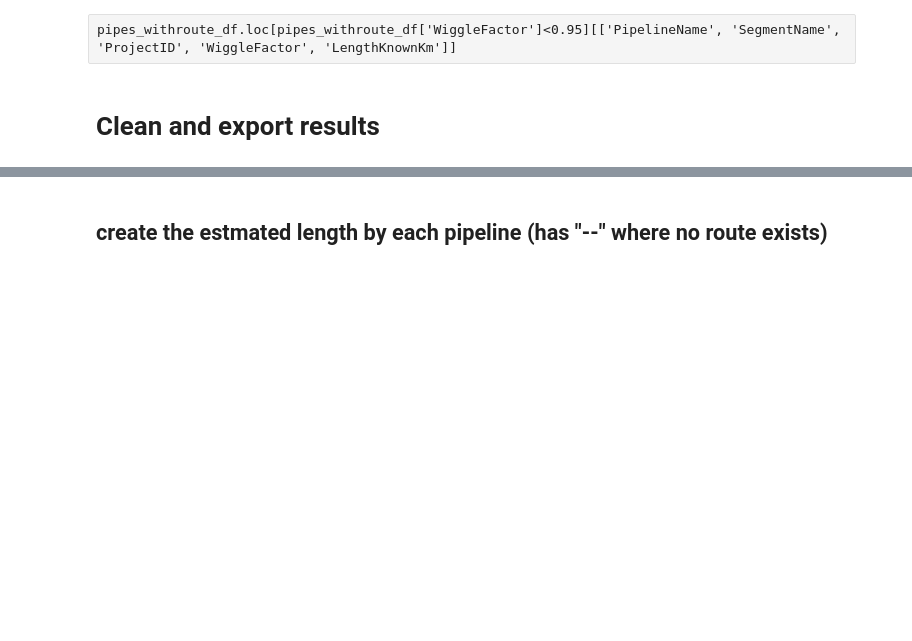
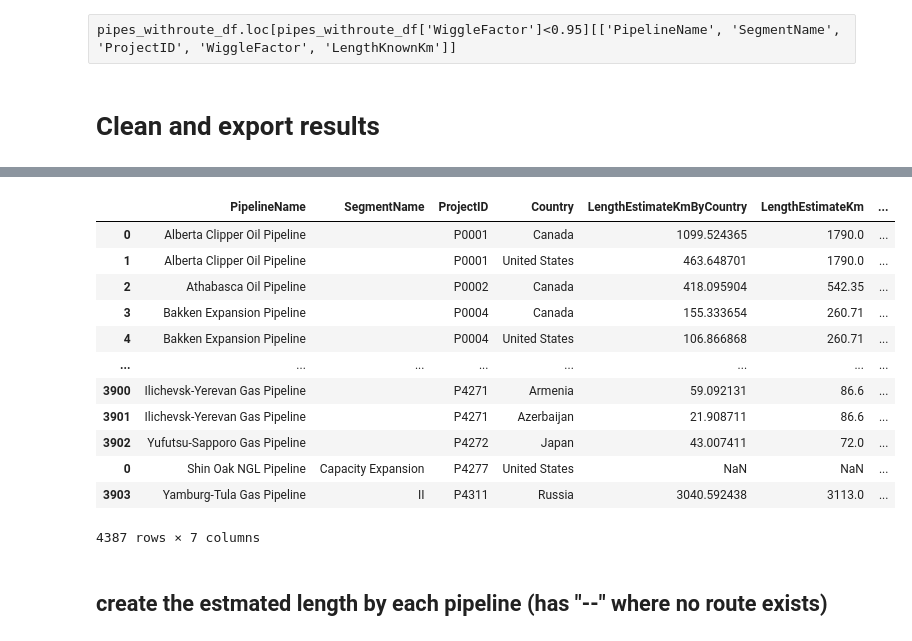
Before and after one commit to GlobalEnergyMonitor/GOIT-GGIT-qc, a Jupyter notebook: notebooks/estimate-length.ipynb, the cells around one changed output, grey strips where cells are left out. Cells and saved outputs as stored; diff of their text form; code cells hidden in the pictures; blank space fills up the shorter version.

```diff
--- a/notebooks/estimate-length.ipynb
+++ b/notebooks/estimate-length.ipynb
@@ -606,12 +602,15 @@ pipes_withroute_df.loc[pipes_withroute_df['WiggleFactor']<0.95][['PipelineName',
 # Clean and export results
 # %%
 # export length estimates by country and pipeline
-results_by_country_combined.rename(columns={'length_per_country':'LengthEstimateKm',
+results_by_country_combined = results_by_country_combined[['pipeline_name','segment_name',
+                                                          'project_id', 'country', 'length_per_country',
+                                                           'length', 'length_per_country_fract']]
+results_by_country_combined.rename(columns={
                                     'pipeline_name':'PipelineName',
                                     'segment_name':'SegmentName',
                                     'project_id':'ProjectID',
+                                    'country':'Country',
                                     'length_per_country':'LengthEstimateKmByCountry',
-                                    'country':'Country',
                                     'length':'LengthEstimateKm',
                                     'length_per_country_fract':'LengthPerCountryFraction'}, inplace=True)
 
@@ -646,3 +629,19 @@ results_by_country
+# %%
+results_by_country_combined
+# %% [output]
+|  | PipelineName | SegmentName | ProjectID | Country | LengthEstimateKmByCountry | LengthEstimateKm | ... |
+| 0 | Alberta Clipper Oil Pipeline |  | P0001 | Canada | 1099.524365 | 1790.0 | ... |
+| 1 | Alberta Clipper Oil Pipeline |  | P0001 | United States | 463.648701 | 1790.0 | ... |
+| 2 | Athabasca Oil Pipeline |  | P0002 | Canada | 418.095904 | 542.35 | ... |
+| 3 | Bakken Expansion Pipeline |  | P0004 | Canada | 155.333654 | 260.71 | ... |
+| 4 | Bakken Expansion Pipeline |  | P0004 | United States | 106.866868 | 260.71 | ... |
+| ... | ... | ... | ... | ... | ... | ... | ... |
+| 3900 | Ilichevsk-Yerevan Gas Pipeline |  | P4271 | Armenia | 59.092131 | 86.6 | ... |
+| 3901 | Ilichevsk-Yerevan Gas Pipeline |  | P4271 | Azerbaijan | 21.908711 | 86.6 | ... |
+| 3902 | Yufutsu-Sapporo Gas Pipeline |  | P4272 | Japan | 43.007411 | 72.0 | ... |
+| 0 | Shin Oak NGL Pipeline | Capacity Expansion | P4277 | United States | NaN | NaN | ... |
+| 3903 | Yamburg-Tula Gas Pipeline | II | P4311 | Russia | 3040.592438 | 3113.0 | ... |
+4387 rows × 7 columns
 # %% [markdown]
 ## create the estmated length by each pipeline (has "--" where no route exists)
 # %%
```
Also changed, not shown: parts of 5 cells of this notebook, 7 other files.
